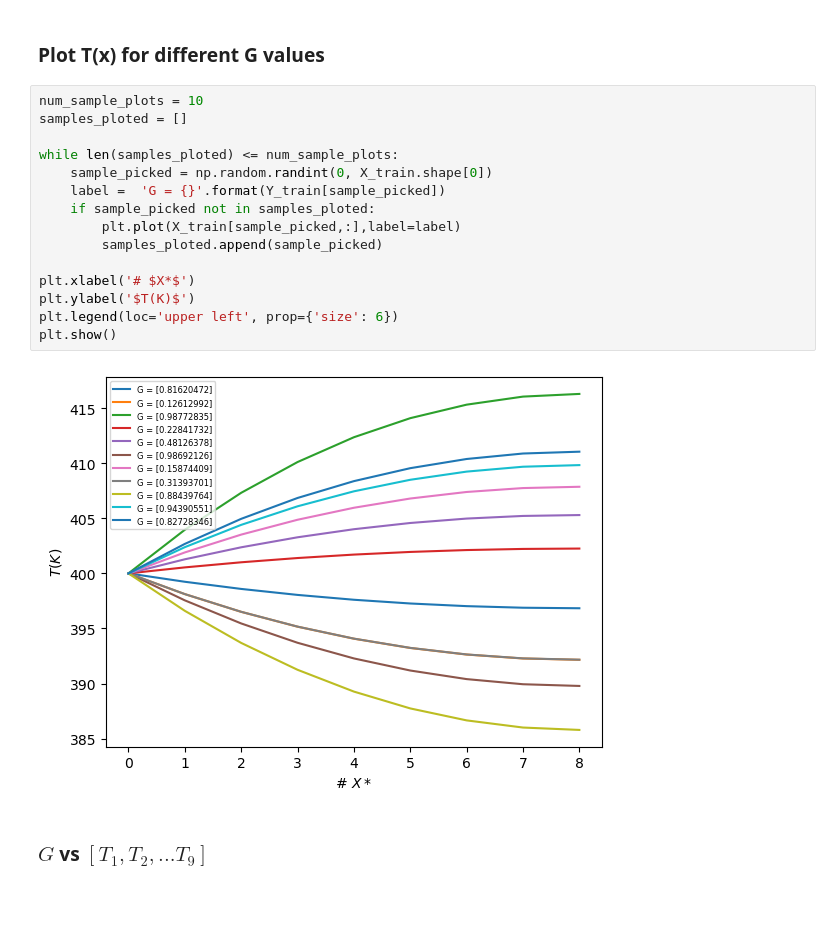
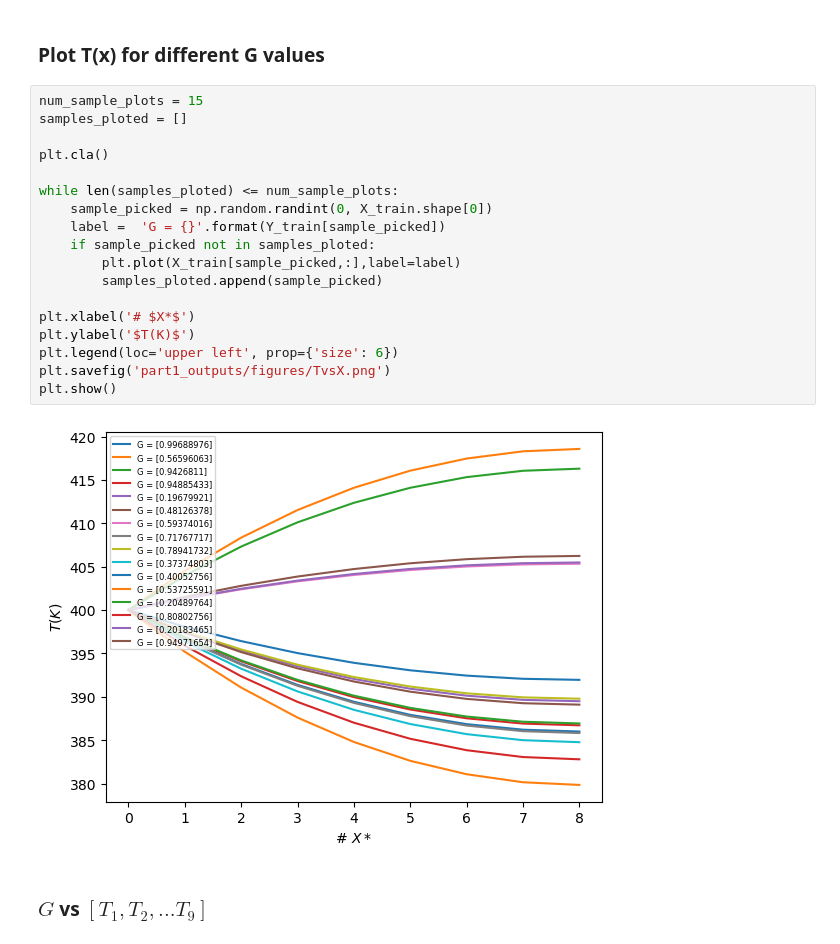
Before and after one commit to mvanzulli/Heat_Transfer_PINN, a Jupyter notebook: playground/Part1.ipynb, the cells around one changed output. Drawn from its saved outputs; the diff is of its cells as text; blank space fills up the shorter version.

```diff
--- a/playground/Part1.ipynb
+++ b/playground/Part1.ipynb
@@ -328,22 +330,25 @@ def train_test_model(
 # %% [markdown]
 ### Plot T(x) for different G values
 # %%
-num_sample_plots = 10
+num_sample_plots = 15
 samples_ploted = []
+
+plt.cla()
 
 while len(samples_ploted) <= num_sample_plots:
     sample_picked = np.random.randint(0, X_train.shape[0])
     label =  'G = {}'.format(Y_train[sample_picked])
     if sample_picked not in samples_ploted:
         plt.plot(X_train[sample_picked,:],label=label)
         samples_ploted.append(sample_picked)
 
 plt.xlabel('# $X*$')
 plt.ylabel('$T(K)$')
 plt.legend(loc='upper left', prop={'size': 6})
+plt.savefig('part1_outputs/figures/TvsX.png')
 plt.show()
 # %% [output]
-[figure, old version]
+[figure, new version]
 # %% [markdown]
    ### $G$ vs $[T_1, T_2,... T_9]$
 # %%
```
Also changed, not shown: parts of 15 cells of this notebook, 14 other files.
